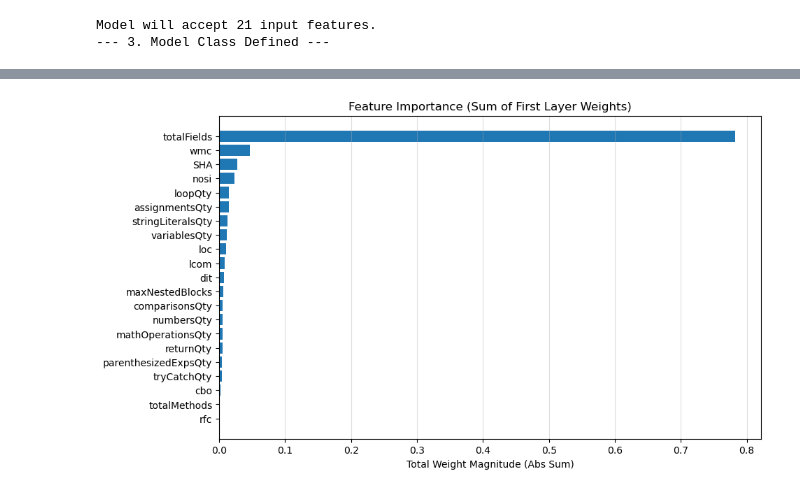
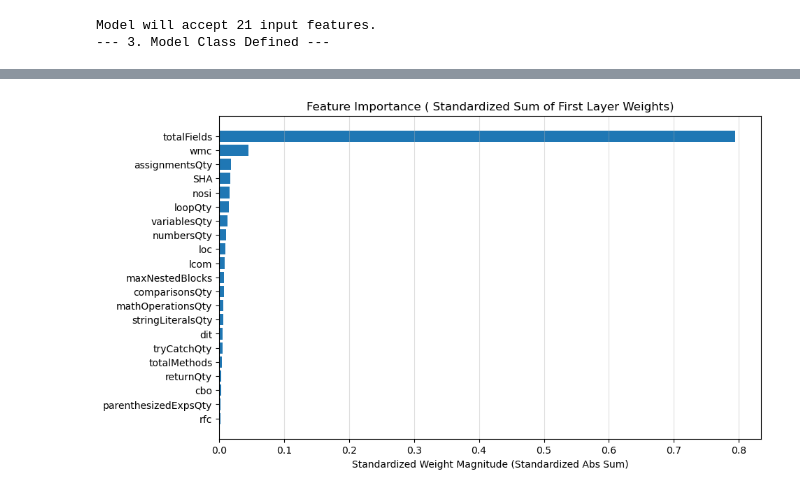
Before and after one commit to agoodyer/software-defect-prediction, a Jupyter notebook: feed_forward_neural_network.ipynb, the cells around one changed output, grey strips where cells are left out. Drawn from its saved outputs; the diff is of its cells as text; code cells hidden in the pictures.

```diff
--- a/feed_forward_neural_network.ipynb
+++ b/feed_forward_neural_network.ipynb
@@ -154,27 +168,11 @@ Model will accept 21 input features.
 # %%
-def calculate_full_loss(model, criterion, X, y):
-    """Helper function to calculate loss over an entire dataset."""
-    model.eval() # Set model to evaluation mode
-    with torch.no_grad(): # Disable gradient calculation
-        outputs = model(X)
-        loss = criterion(outputs, y)
-    model.train() # Set model back to train mode
-    return loss.item()
-
 def train_with_minibatch(model, criterion, optimizer, X_train, y_train, X_val, y_val,
                          num_iterations, batch_size, l1_lambda):
 
-
-    best_v_loss = float('inf')
-    patience_counter = 0
-    train_losses = []
-    val_losses = []
-    iterations = []
     num_samples = X_train.shape[0]
     current_iteration = 0
     X_train_shuffled = X_train.clone()
     y_train_shuffled = y_train.clone()
-
 
     for i in range(num_iterations):
         if current_iteration+batch_size > num_samples:
@@ -199,7 +197,6 @@ def train_with_minibatch(model, criterion, optimizer, X_train, y_train, X_val, y
         optimizer.step()
 
 
-
     return model
 # %%
 def calculate_accuracy(model, X, y):
@@ -220,7 +216,6 @@ LAMBDA_L1_LIST = [0.001]
 LEARNING_RATE_L1 = 0.01
 NUM_ITERATIONS_L1 = 100000
 BATCH_SIZE_L1 = 64
-
 dropout_rate = 0.5
 
 for LAMBDA_L1 in LAMBDA_L1_LIST:
@@ -228,17 +223,8 @@ for LAMBDA_L1 in LAMBDA_L1_LIST:
 
     y_train_t = torch.tensor(y_train).view(-1,1).float()
     y_val_t = torch.tensor(y_val).view(-1,1).float()
-    num_pos= y_train.sum()
-    num_neg = len(y_train)-num_pos
-    pos_weight = num_pos/num_neg
-    pos_weight_tensor = torch.tensor([pos_weight], dtype=torch.float32)
 
     model_l1 = Net(input_size=input_features,dropout_rate=dropout_rate)
-
-    weight_1 = num_neg / num_pos # Scale up the minority class
-
-    weight = torch.tensor(weight_1, dtype=torch.float32)
-
     criterion = nn.BCELoss()
     optimizer_l1 =  torch.optim.SGD(model_l1.parameters(), lr=LEARNING_RATE_L1)
 
@@ -275,13 +272,13 @@ importance = sorted(list(zip(feature_names, standard_weights)), key=lambda x: x[
 
 
 md_table = '### Feature Importance (L1 Sparsity Check) \n'
-md_table += 'Metric Name | Total Weight Magnitude | Status \n'
+md_table += 'Metric Name | Standardized Weight Magnitude | Status \n'
 md_table += ' | :--- | :--- | :--- \n'
 
 for name, weight in importance:
 
 
-    if weight < 1e-3:
+    if weight < 1e-2:
         impact = 'Pruned (Little Impact)'
     else:
         impact = 'Active Feature'
@@ -294,8 +291,8 @@ names_sorted = [name for name, _ in importance]
 weights_sorted = [weight for _, weight in importance]
 
 plt.figure(figsize=(10, 6))
-plt.title('Feature Importance (Sum of First Layer Weights)')
-plt.xlabel("Total Weight Magnitude (Abs Sum)")
+plt.title('Feature Importance ( Standardized Sum of First Layer Weights)')
+plt.xlabel("Standardized Weight Magnitude (Standardized Abs Sum)")
 plt.grid(axis='x', alpha=0.4)
 
 
@@ -330 +327 @@ Metric Name | Total Weight Magnitude | Status
-[figure, old version]
+[figure, new version]
```
Also changed, not shown: parts of 9 cells of this notebook, 4 other files.
